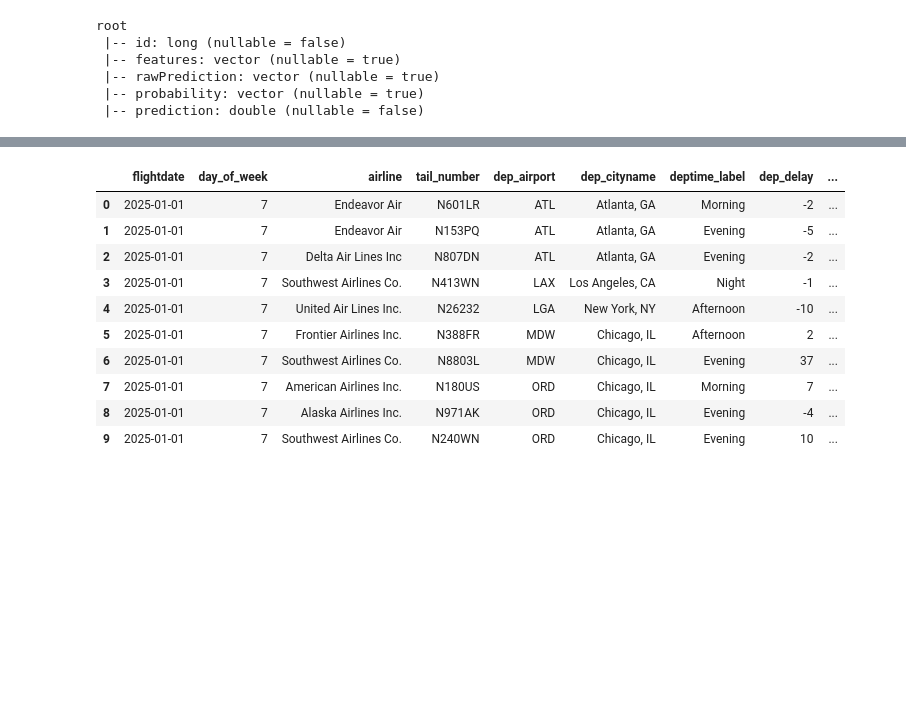
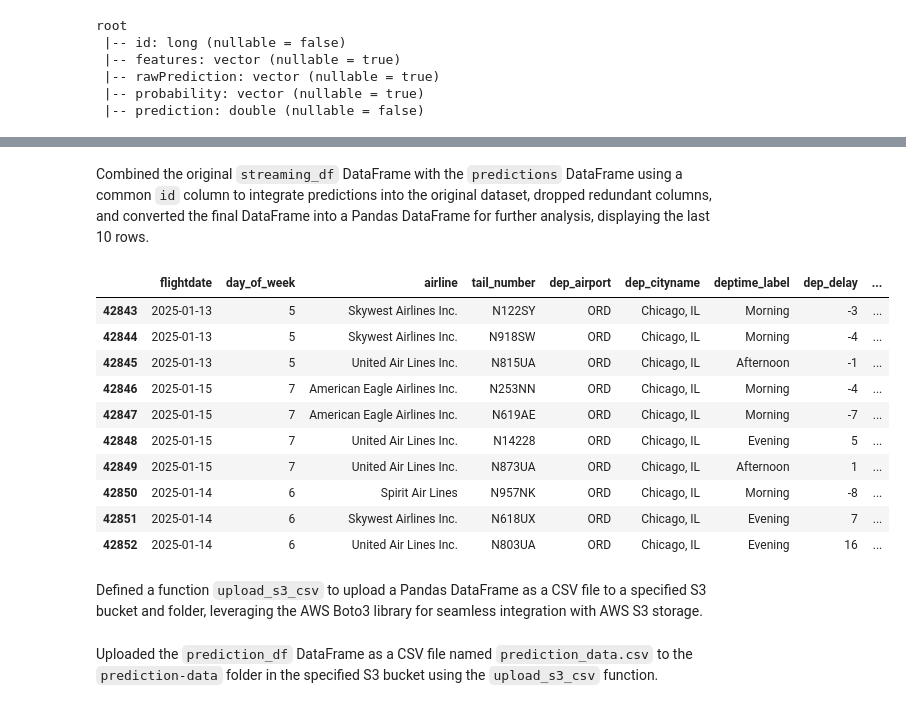
Before and after one commit to VerstappenRB18/EEET2574-BigData-A3, a Jupyter notebook: model_training.ipynb, the cells around one changed output, grey strips where cells are left out. Cells and saved outputs as stored; diff of their text form; code cells hidden in the pictures; blank space fills up the shorter version.

```diff
--- a/model_training.ipynb
+++ b/model_training.ipynb
@@ -499,7 +468,7 @@ streaming_df.dtypes
 realtime_data = streaming_df.select(
     *[col(c) for c in streaming_df.columns if c not in [
         'dep_delay', "flightdate", "tail_number", "deptime_label",
-        "dep_airport", "dep_cityname", "tmin", "tmax", "day_of_week",
+        "dep_airport", "dep_cityname", "arr_airport", "arr_cityname", "tmin", "tmax", "day_of_week",
         "delay_carrier", "delay_nas", "delay_security", "delay_lastaircraft", "delay_weather", "dep_delay_tag"
     ]],  # Keep only desired columns
 )
@@ -528,4 +497,29 @@ realtime_data.dtypes
 # %%
-real_feature_columns = [col for col, dtype in realtime_data.dtypes if dtype in ['double', 'bigint']]
+realtime_data = realtime_data.withColumn("id", monotonically_increasing_id())
+
+categorical_columns = [coll for coll, dtype in realtime_data.dtypes if dtype == "string"]
+numeric_columns = [coll for coll, dtype in realtime_data.dtypes if dtype in ["double", "bigint"]]
+
+stages = []  # For storing transformations
+encoded_categorical_columns = []  # To store names of new indexed columns
+
+for coll in categorical_columns:
+    indexed_col = f"{coll}_indexed"
+    encoded_col = f"{coll}_encoded"
+    indexer = StringIndexer(inputCol=coll, outputCol=indexed_col, handleInvalid="keep")
+    encoder = OneHotEncoder(inputCol=f"{coll}_indexed", outputCol=f"{coll}_encoded")
+    stages.append(indexer)
+    stages.append(encoder)
+    encoded_categorical_columns.append(encoded_col)  # Add to encoded column list
+
+real_feature_columns = numeric_columns + encoded_categorical_columns
 vector_assembler = VectorAssembler(inputCols=real_feature_columns, outputCol="features")
-realtime_data = vector_assembler.transform(realtime_data).select("id", "features")
+stages.append(vector_assembler)
+
+pipeline = Pipeline(stages=stages)
+pipeline_model = pipeline.fit(realtime_data)
+
+realtime_data = pipeline_model.transform(realtime_data).select("id", "features")
+
+# Show the resulting DataFrame
+realtime_data.show(5, truncate=False)
@@ -573,29 +588,35 @@ predictions.select("features", "prediction", "probability").show(10, truncate=Fa
 only showing top 10 rows
+# %% [markdown]
+Combined the original `streaming_df` DataFrame with the `predictions` DataFrame using a common `id` column to integrate predictions into the original dataset, dropped redundant columns, and converted the final DataFrame into a Pandas DataFrame for further analysis, displaying the last 10 rows.
 # %%
 streaming_df = streaming_df.withColumn("id", monotonically_increasing_id())
 predictions = predictions.withColumn("id", monotonically_increasing_id())
 
 streaming_with_predictions = streaming_df.join(predictions.select("id", "prediction"), on="id", how="inner")
 
 streaming_with_predictions = streaming_with_predictions.drop("id")
 
 # Convert PySpark DataFrame to Pandas DataFrame
 prediction_df = streaming_with_predictions.toPandas()
 
+prediction_df = prediction_df.drop(columns=["dep_delay_tag"])
+
 # Display the Pandas DataFrame
-prediction_df.head(10)
+prediction_df.tail(10)
 # %% [output]
 |  | flightdate | day_of_week | airline | tail_number | dep_airport | dep_cityname | deptime_label | dep_delay | ... |
-| 0 | 2025-01-01 | 7 | Endeavor Air | N601LR | ATL | Atlanta, GA | Morning | -2 | ... |
-| 1 | 2025-01-01 | 7 | Endeavor Air | N153PQ | ATL | Atlanta, GA | Evening | -5 | ... |
-| 2 | 2025-01-01 | 7 | Delta Air Lines Inc | N807DN | ATL | Atlanta, GA | Evening | -2 | ... |
-| 3 | 2025-01-01 | 7 | Southwest Airlines Co. | N413WN | LAX | Los Angeles, CA | Night | -1 | ... |
-| 4 | 2025-01-01 | 7 | United Air Lines Inc. | N26232 | LGA | New York, NY | Afternoon | -10 | ... |
-| 5 | 2025-01-01 | 7 | Frontier Airlines Inc. | N388FR | MDW | Chicago, IL | Afternoon | 2 | ... |
-| 6 | 2025-01-01 | 7 | Southwest Airlines Co. | N8803L | MDW | Chicago, IL | Evening | 37 | ... |
-| 7 | 2025-01-01 | 7 | American Airlines Inc. | N180US | ORD | Chicago, IL | Morning | 7 | ... |
-| 8 | 2025-01-01 | 7 | Alaska Airlines Inc. | N971AK | ORD | Chicago, IL | Evening | -4 | ... |
-| 9 | 2025-01-01 | 7 | Southwest Airlines Co. | N240WN | ORD | Chicago, IL | Evening | 10 | ... |
+| 42843 | 2025-01-13 | 5 | Skywest Airlines Inc. | N122SY | ORD | Chicago, IL | Morning | -3 | ... |
+| 42844 | 2025-01-13 | 5 | Skywest Airlines Inc. | N918SW | ORD | Chicago, IL | Morning | -4 | ... |
+| 42845 | 2025-01-13 | 5 | United Air Lines Inc. | N815UA | ORD | Chicago, IL | Afternoon | -1 | ... |
+| 42846 | 2025-01-15 | 7 | American Eagle Airlines Inc. | N253NN | ORD | Chicago, IL | Morning | -4 | ... |
+| 42847 | 2025-01-15 | 7 | American Eagle Airlines Inc. | N619AE | ORD | Chicago, IL | Morning | -7 | ... |
+| 42848 | 2025-01-15 | 7 | United Air Lines Inc. | N14228 | ORD | Chicago, IL | Evening | 5 | ... |
+| 42849 | 2025-01-15 | 7 | United Air Lines Inc. | N873UA | ORD | Chicago, IL | Afternoon | 1 | ... |
+| 42850 | 2025-01-14 | 6 | Spirit Air Lines | N957NK | ORD | Chicago, IL | Morning | -8 | ... |
+| 42851 | 2025-01-14 | 6 | Skywest Airlines Inc. | N618UX | ORD | Chicago, IL | Evening | 7 | ... |
+| 42852 | 2025-01-14 | 6 | United Air Lines Inc. | N803UA | ORD | Chicago, IL | Evening | 16 | ... |
+# %% [markdown]
+Defined a function `upload_s3_csv` to upload a Pandas DataFrame as a CSV file to a specified S3 bucket and folder, leveraging the AWS Boto3 library for seamless integration with AWS S3 storage.
 # %%
 s3_resource = boto3.Session().resource('s3')
 
@@ -607,5 +628,7 @@ def upload_s3_csv(filename, folder, dataframe):
     csv_buffer = StringIO()
     dataframe.to_csv(csv_buffer, header=True, index=False)
     s3_resource.Bucket(s3_bucket).Object(os.path.join(folder, filename)).put(Body=csv_buffer.getvalue())
+# %% [markdown]
+Uploaded the `prediction_df` DataFrame as a CSV file named `prediction_data.csv` to the `prediction-data` folder in the specified S3 bucket using the `upload_s3_csv` function.
 # %%
 upload_s3_csv(prediction_data_file, "prediction-data", prediction_df)
```
Also changed, not shown: parts of 80 cells of this notebook.
